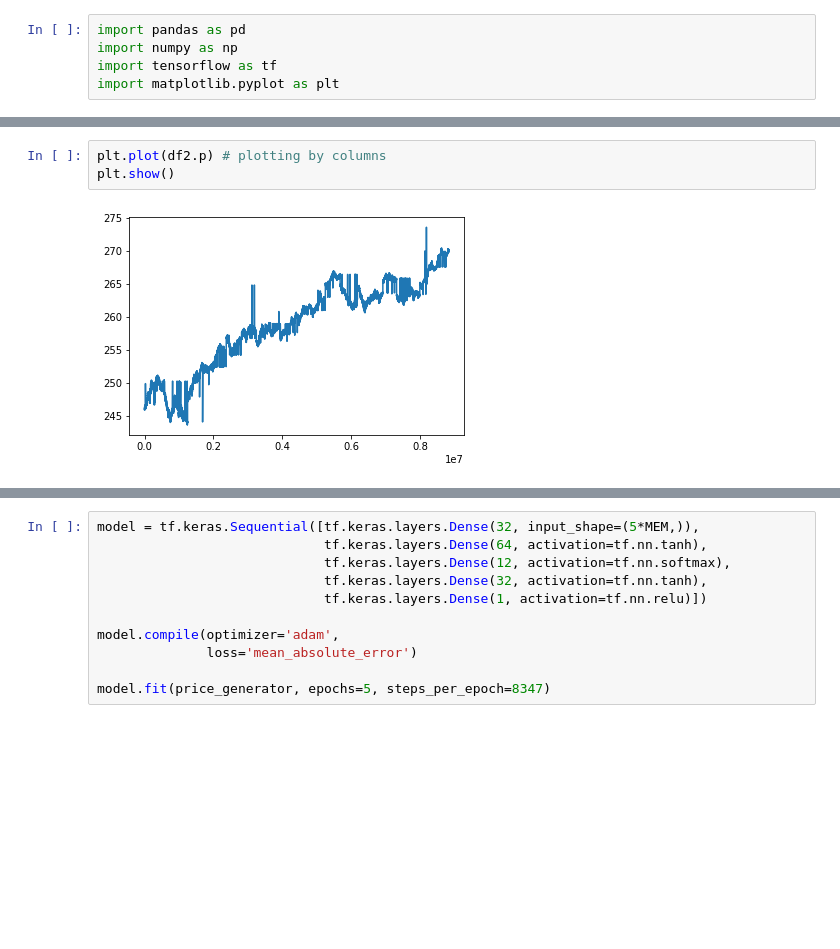
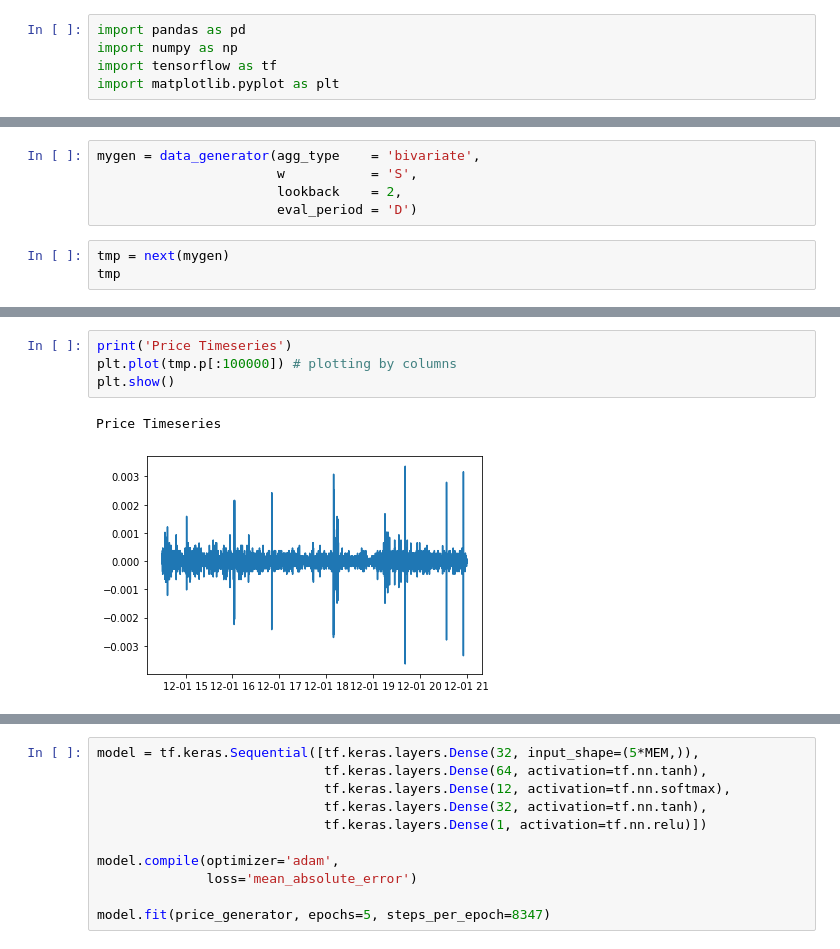
Before and after one commit to loganmallory/Unreal-Trading, a Jupyter notebook: Learning.ipynb, the cells around one changed output, grey strips where cells are left out. Cells and saved outputs as stored; diff of their text form; blank space fills up the shorter version.

```diff
--- a/Learning.ipynb
+++ b/Learning.ipynb
@@ -92,0 +182,8 @@ i
+# %%
+mygen = data_generator(agg_type    = 'bivariate',
+                       w           = 'S',
+                       lookback    = 2,
+                       eval_period = 'D')
+# %%
+tmp = next(mygen)
+tmp
@@ -93,5 +207,7 @@ i
 # %%
-plt.plot(df2.p) # plotting by columns
+print('Price Timeseries')
+plt.plot(tmp.p[:100000]) # plotting by columns
 plt.show()
 # %% [output]
+Price Timeseries
-[figure, old version]
+[figure, new version]
```
Also changed, not shown: parts of 8 cells of this notebook.
